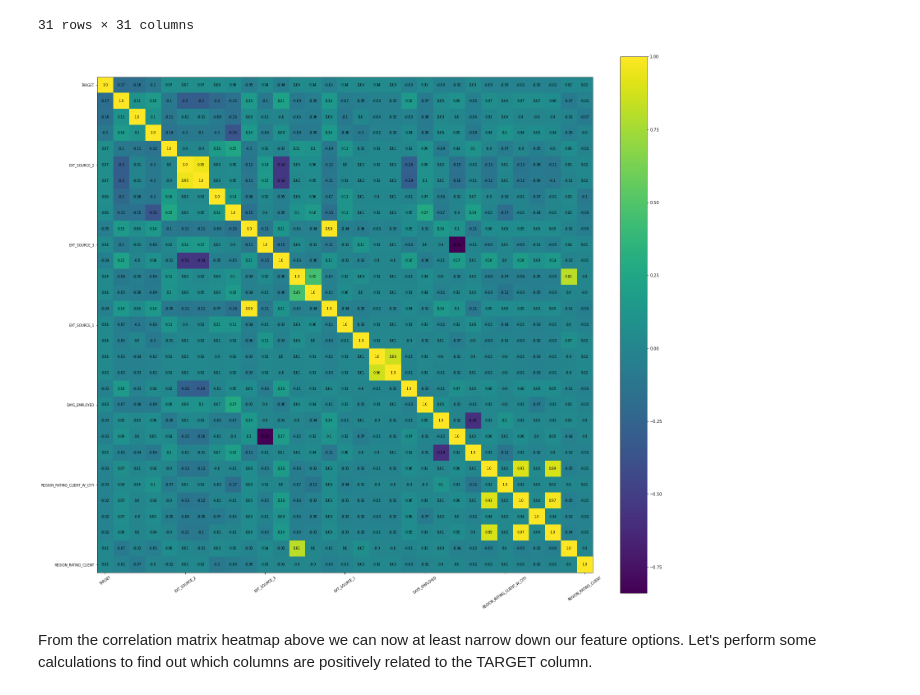
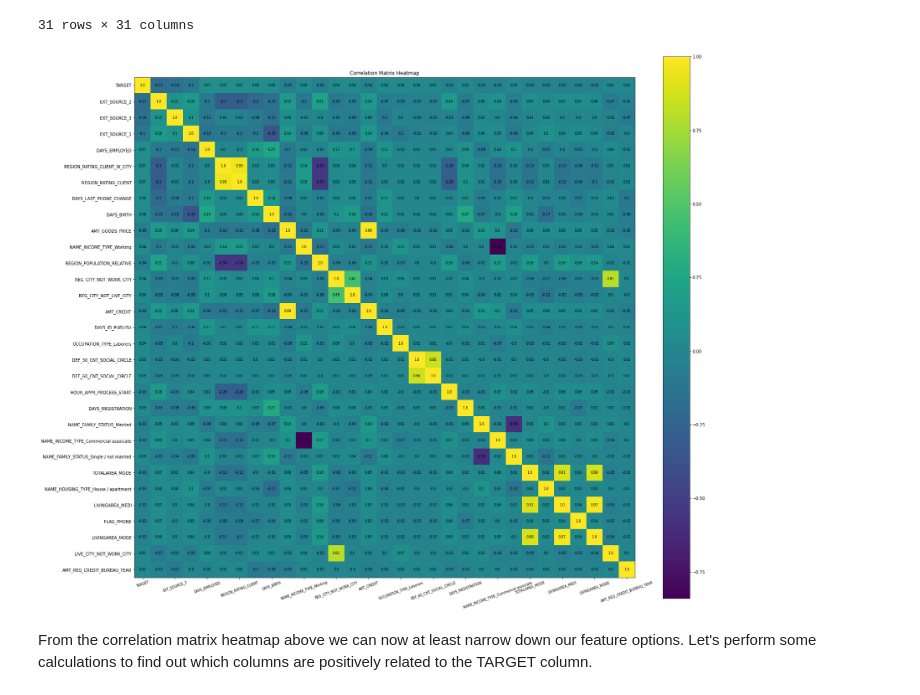
Before and after one commit to RunningPie/rakamin-vix-hci-722, a Jupyter notebook: Proyek Akhir/Complete Notebook.ipynb, the cells around one changed output. Drawn from its saved outputs; the diff is of its cells as text; code cells hidden in the pictures.

```diff
--- a/Proyek Akhir/Complete Notebook.ipynb
+++ b/Proyek Akhir/Complete Notebook.ipynb
@@ -831,27 +833,31 @@ pear_corr2
 # %%
 fig4, ax4 = plt.subplots(figsize=(24,24))
 im2 = ax4.imshow(pear_corr2, interpolation="nearest")
 fig4.colorbar(im2, orientation='vertical', fraction = 0.05)
 
-ax4.set_xticklabels([0]+corr_columns, rotation=35, fontsize=8)
-ax4.set_yticklabels([0]+corr_columns, rotation=0, fontsize=8)
+ax4.set(title='Correlation Matrix Heatmap', xticks=range(0, len(corr_columns), 2), xticklabels=corr_columns[::2],
+        yticks=range(len(corr_columns)), yticklabels=corr_columns)
+
+
+ax4.set_xticklabels(corr_columns[::2], rotation=20, fontsize=8)
+# ax4.set_yticklabels([0]+corr_columns, rotation=0, fontsize=8)
 
 """x_ticks_loc = ax4.get_xticks().tolist()
 ax4.xaxis.set_major_locator(mticker.FixedLocator(x_ticks_loc))
 ax4.set_xticklabels(x_ticks_loc)
 
 y_ticks_loc = ax4.get_yticks().tolist()
 ax4.yaxis.set_major_locator(mticker.FixedLocator(y_ticks_loc))
 ax4.set_yticklabels(y_ticks_loc)"""
 
 for i in range(len(corr_mat_df.columns)):
     for j in range(len(corr_mat_df.columns)):
         text = ax4.text(j, i, round(pear_corr2.to_numpy()[i, j], 2),
                        ha='center', va='center', color='black',
                        fontsize=8)
 plt.show()
 # %% [output]
-[figure, old version]
+[figure, new version]
 # %% [markdown]
 From the correlation matrix heatmap above we can now at least narrow down our feature options.
 Let's perform some calculations to find out which columns are positively related to the TARGET column.
```
Also changed, not shown: parts of 3 cells of this notebook.
